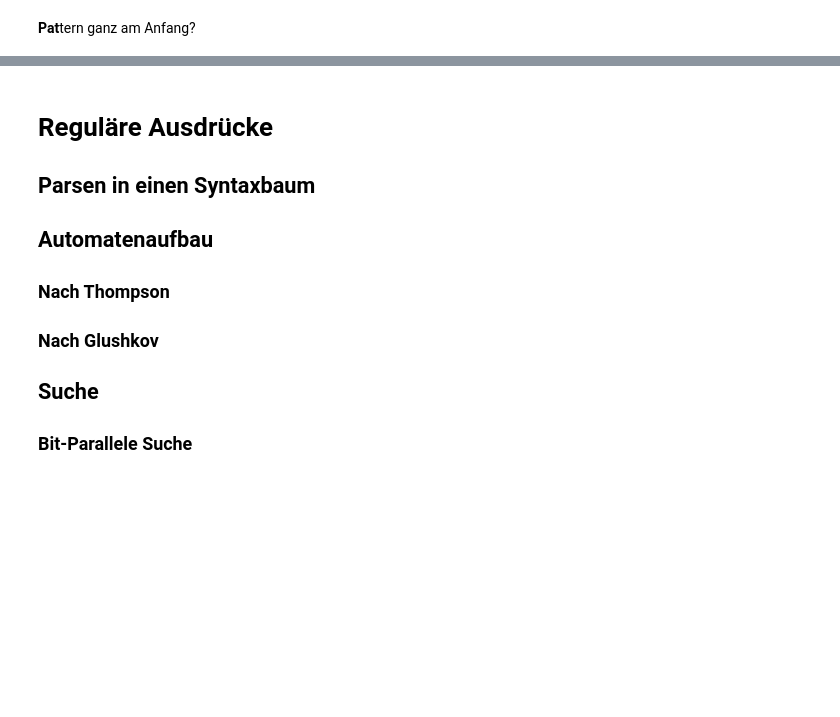
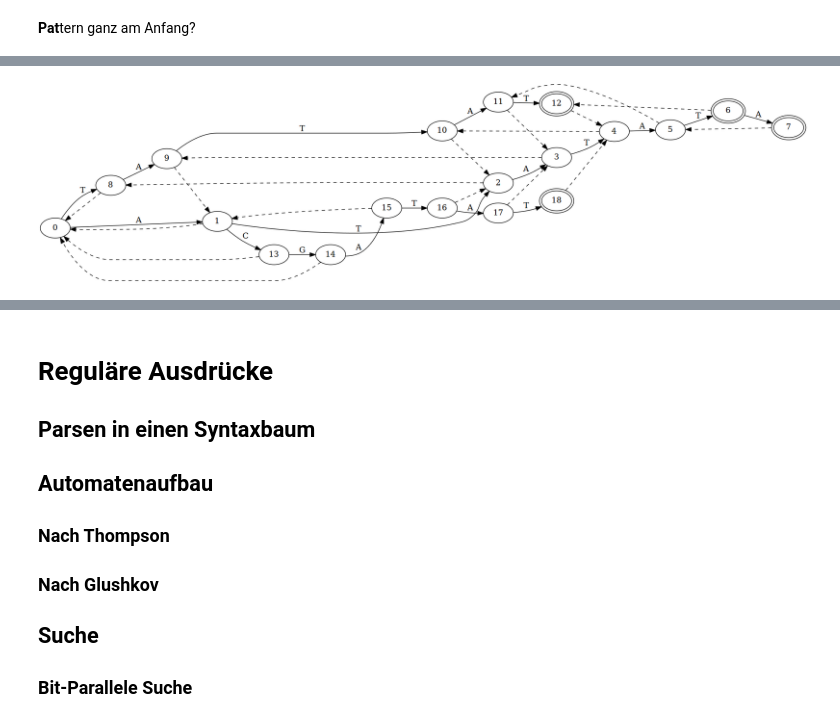
Before and after one commit to valentindey/flexpatmatch, a Jupyter notebook: Flexible Pattern Matching.ipynb, the cells around one changed output, grey strips where cells are left out. Saved outputs shown, nothing was run; the diff lists cells and outputs as text; code cells hidden in the pictures; blank space fills up the shorter version.

Commit message:
Implement Aho-Corasick

```diff
--- a/Flexible Pattern Matching.ipynb
+++ b/Flexible Pattern Matching.ipynb
@@ -38,10 +38,17 @@ class State:
     def follow_path(self, path):
         if len(path) == 1:
             return self.transitions[path]
-        return self.transitions[path[0]].follow_path(path[1])
+        return self.transitions[path[0]].follow_path(path[1:])
+
+    def longest_prefix(self, path):
+        if not path or path[0] not in self.transitions:
+            return self, path
+        return self.transitions[path[0]].longest_prefix(path[1:])
 
     def as_dot(self):
         out = []
+        if self.final:
+            out.append("{} [peripheries=2];\n".format(self.id))
         for transition, next_state in self.transitions.items():
             out.append("{} -> {} [label={}];\n"
                        .format(self.id, next_state.id, transition))
@@ -49,8 +56,9 @@ class State:
         return out
 
     def __str__(self):
-        return "<State '{}' with {} transitions>".format(
-            self.id, str(list(self.transitions.keys())))
+        return "<State '{}' with {} transitions{}>".format(
+            self.id, str(list(self.transitions.keys())),
+            " final" if self.final else "")
 
     __repr__ = __str__
 
@@ -435,0 +452,68 @@ Pattern ganz am Anfang?
+# %%
+class AhoCorasickAutomaton:
+    def __init__(self, strings):
+        idx = 0
+        self.parents = {}
+        self.states = {}
+        self.start = State(idx)
+        self.states = [self.start]
+        self.finals = defaultdict(list)
+        for s in strings:
+            cur, rest = self.start.longest_prefix(s)
+            for char in rest:
+                idx += 1
+                new_state = State(idx)
+                cur.add_transition(char, new_state)
+                self.parents[new_state.id] = cur
+                self.states.append(new_state)
+                cur = new_state
+            cur.final = True
+            self.finals[cur.id].append(s)
+        self.supply_links = self._build_supply_links()
+
+    def as_dot(self):
+        out = self.start.as_dot()
+        for id, state in self.supply_links.items():
+            if state is None:
+                continue
+            out.append("{} -> {} [style=\"dashed\"]"
+                       .format(id, state.id))
+        return out
+
+    def _root_distance(self, state):
+        dist = 0
+        parent = state
+        while parent != self.start:
+            parent = self.parents[parent.id]
+            dist += 1
+        return dist
+
+    def _transversal_iter(self):
+        return sorted(self.states, key=self._root_distance)
+
+    def _build_supply_links(self):
+        links = {self.start.id: None}
+        for current in self._transversal_iter():
+            if current == self.start:
+                continue
+            parent = self.parents[current.id]
+            sigma = next(
+                char for char, child in parent.transitions.items()
+                if child == current)
+            down = links[parent.id]
+            while down is not None and sigma not in down.transitions:
+                down = links[down.id]
+            if down is not None:
+                links[current.id] = down.transitions[sigma]
+                if links[current.id].final:
+                    current.final = True
+                    self.finals[current.id].append(
+                        self.finals[links[current.id].id])
+            else:
+                links[current.id] = self.start
+        return links
+
+acaut = AhoCorasickAutomaton(['ATATATA', 'TATAT', 'ACGATAT'])
+print_automaton(acaut)
+# %% [output]
+[figure, added]
```
Also changed, not shown: parts of 3 cells of this notebook, 1 other file.
